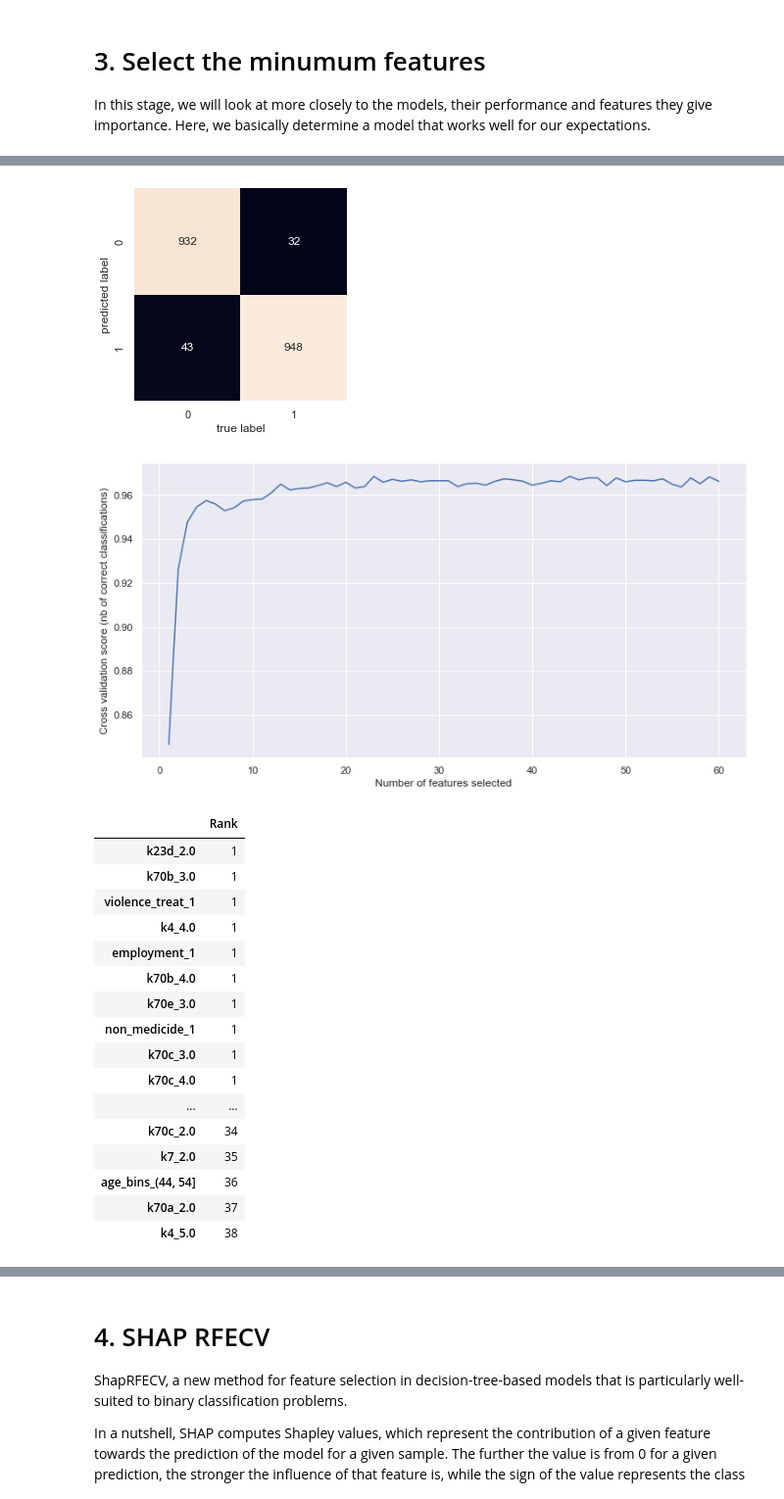
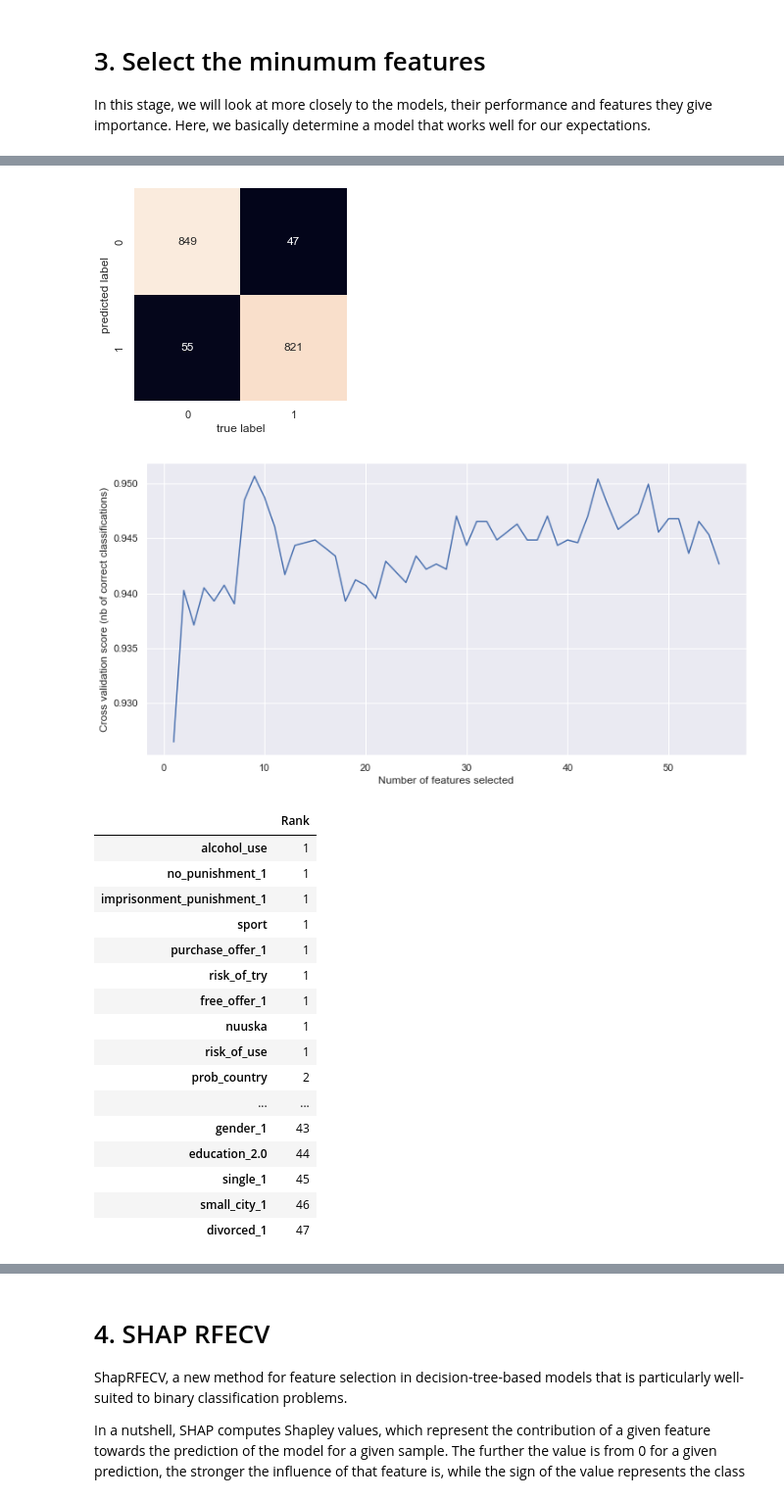
Before and after one commit to ali-unlu/predicting-drug-use, a Jupyter notebook: Final stage for feature selection.ipynb, the cells around one changed output, grey strips where cells are left out. Shown: that part at 98% size. Saved outputs shown, nothing was run; the diff lists cells and outputs as text; code cells hidden in the pictures.

```diff
--- a/Final stage for feature selection.ipynb
+++ b/Final stage for feature selection.ipynb
@@ -120,7 +127,7 @@ results = []
 names = []
 for name, model in models.items():
     cv = RepeatedStratifiedKFold(n_splits = 5, n_repeats = 5, random_state = 1)
-    scores = cross_val_score(model, X_train, y_train, scoring = 'accuracy', cv = cv, n_jobs = -1)
+    scores = cross_val_score(model, X_train_std, y_train, scoring = 'accuracy', cv = cv, n_jobs = -1)
     results.append(scores)
     names.append(name)
     print('>%s: %.3f' % (name, np.mean(scores)))
@@ -188,9 +195,9 @@ def get_models():
     return models
 # %%
 # evaluate a give model using cross-validation
-def evaluate_model(model, X, y):
+def evaluate_model(model, X_train_std, y_train):
     cv = RepeatedStratifiedKFold(n_splits=5, n_repeats=5, random_state=1)
-    scores = cross_val_score(model, X_train, y_train, scoring='f1_macro', cv=cv, n_jobs=-1)
+    scores = cross_val_score(model, X_train_std, y_train, scoring='f1_macro', cv=cv, n_jobs=-1)
     return scores
 # %%
 # get the models to evaluate
@@ -199,7 +206,7 @@ models = get_models()
 # evaluate the models and store results
 results, names = list(), list()
 for name, model in models.items():
-    scores = evaluate_model(model, X, y)
+    scores = evaluate_model(model, X_train_std, y_train)
     results.append(scores)
     names.append(name)
     print('>%s %.3f (%.3f)' % (name, mean(scores), std(scores)))
@@ -227,13 +234,12 @@ from sklearn.model_selection import cross_val_score
 from sklearn.feature_selection import RFE
 import numpy as np
 # %%
-def feature_selection(X, y, model, estimator, n_split, n_repeat ):
+def feature_selection( X_train, X_test, y_train, y_test, model, estimator, n_split, n_repeat ):
     from sklearn.feature_selection import RFECV
 
     model_estimator = estimator
 
-    X_train = X
-    y_train = y
+
 
     #  RFECV model
     rfecv = RFECV(estimator= model_estimator)
@@ -421,5 +427,5 @@ n_split = 5
 n_repeat = 5
 
 
-feature_selection(X_train, y_train,  model, estimator, n_split, n_repeat)
+feature_selection(X_train_std, X_test_std, y_train, y_test, model, estimator,  n_split, n_repeat)
 # %% [output]
@@ -443,20 +449,20 @@ Confusion Matrix:
 [figure]
-[figure, old version]
+[figure, new version]
 |  | Rank |
-| k23d_2.0 | 1 |
-| k70b_3.0 | 1 |
-| violence_treat_1 | 1 |
-| k4_4.0 | 1 |
-| employment_1 | 1 |
-| k70b_4.0 | 1 |
-| k70e_3.0 | 1 |
-| non_medicide_1 | 1 |
-| k70c_3.0 | 1 |
-| k70c_4.0 | 1 |
+| alcohol_use | 1 |
+| no_punishment_1 | 1 |
+| imprisonment_punishment_1 | 1 |
+| sport | 1 |
+| purchase_offer_1 | 1 |
+| risk_of_try | 1 |
+| free_offer_1 | 1 |
+| nuuska | 1 |
+| risk_of_use | 1 |
+| prob_country | 2 |
 | ... | ... |
-| k70c_2.0 | 34 |
-| k7_2.0 | 35 |
-| age_bins_(44, 54] | 36 |
-| k70a_2.0 | 37 |
-| k4_5.0 | 38 |
+| gender_1 | 43 |
+| education_2.0 | 44 |
+| single_1 | 45 |
+| small_city_1 | 46 |
+| divorced_1 | 47 |
 # %% [markdown]
```
Also changed, not shown: parts of 29 cells of this notebook, 4 other files.
